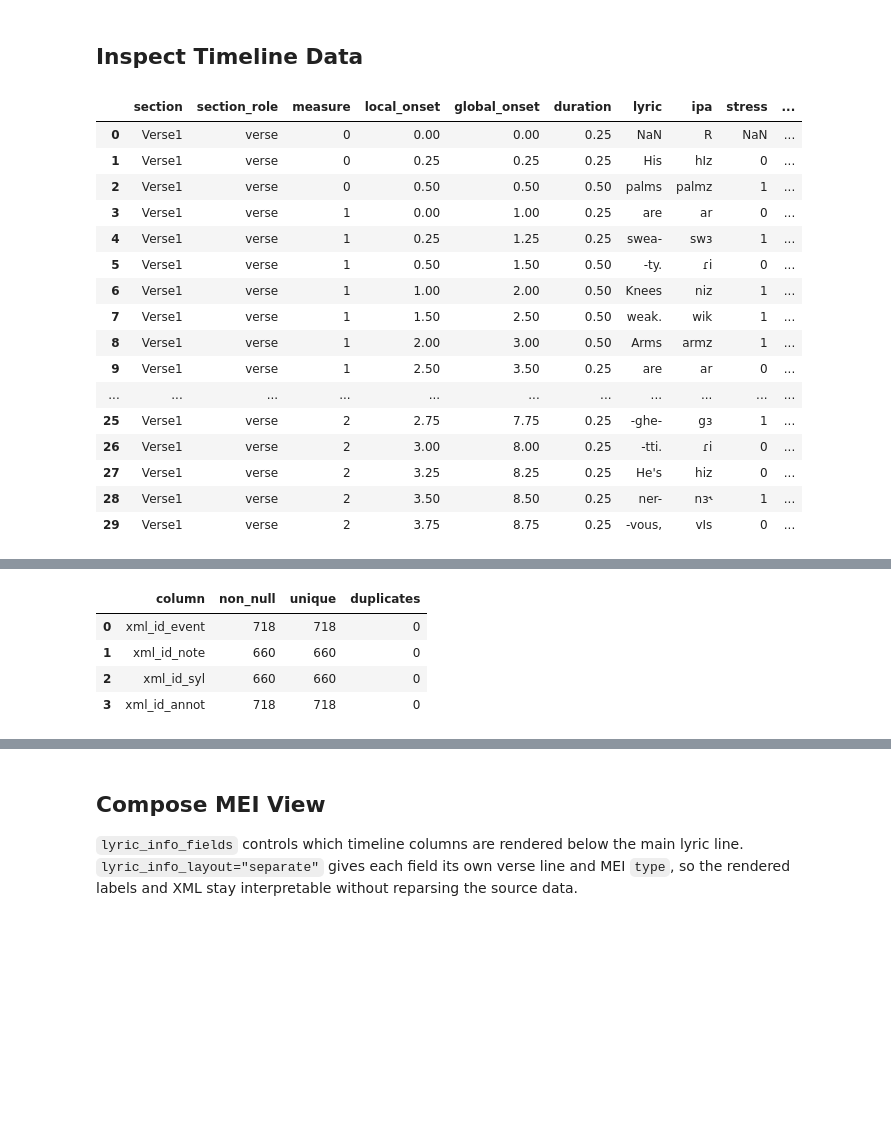
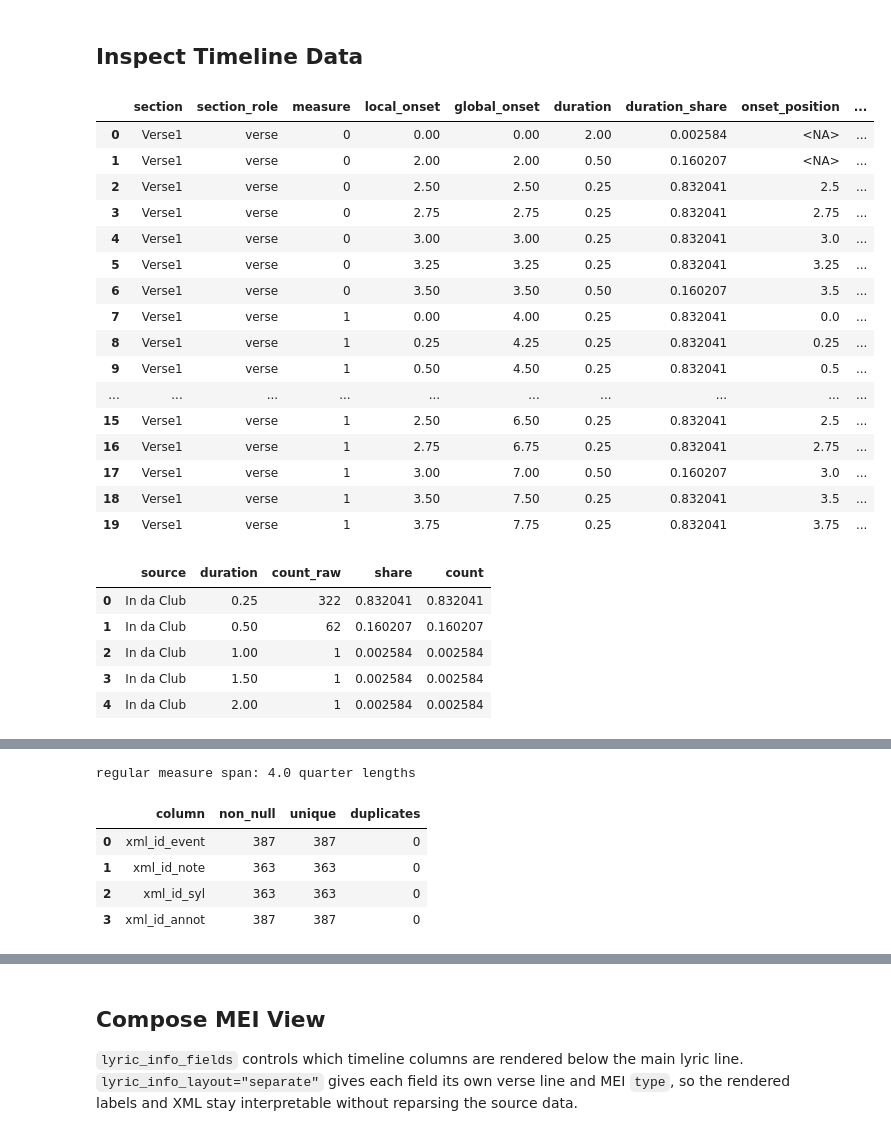
Before and after one commit to egorpol/camat_v2, a Jupyter notebook: testing_timeline.ipynb, the cells around one changed output, grey strips where cells are left out. Saved outputs shown, nothing was run; the diff lists cells and outputs as text; code cells hidden in the pictures; blank space fills up the shorter version.

```diff
--- a/testing_timeline.ipynb
+++ b/testing_timeline.ipynb
@@ -23,12 +23,24 @@ pd.set_option("display.width", 160)
 
 This step reads the Humdrum timeline data and creates stable IDs. It does not create MEI.
 # %%
-SOURCE = "https://raw.githubusercontent.com/Computational-Cognitive-Musicology-Lab/MCFlow/main/Humdrum/Eminem_LoseYourself.rap"
+SOURCE_OPTIONS = {
+    "lose_yourself": "https://raw.githubusercontent.com/Computational-Cognitive-Musicology-Lab/MCFlow/main/Humdrum/Eminem_LoseYourself.rap",
+    "in_da_club": "https://raw.githubusercontent.com/Computational-Cognitive-Musicology-Lab/MCFlow/refs/heads/main/Humdrum/50Cent_InDaClub.rap",
+}
+
+# Change this key to select which source drives all downstream MEI and statistics cells.
+ACTIVE_SOURCE = "in_da_club"
+SOURCE = SOURCE_OPTIONS[ACTIVE_SOURCE]
 
 parsed = timeline.parse_rap_humdrum_source(SOURCE)
 df_timeline = parsed.df_timeline
 metadata = parsed.metadata
+SOURCE_LABEL = metadata.get("OTL") or ACTIVE_SOURCE.replace("_", " ").title()
+SOURCE_SLUG = ACTIVE_SOURCE
+df_timeline_rhythm = timeline.add_timeline_rhythm_analysis(df_timeline, label=SOURCE_LABEL, onset_bin_size="auto")
 
+print(f"active source: {ACTIVE_SOURCE}")
+print(f"url: {SOURCE}")
 print(f"rows: {len(df_timeline)}")
 print(f"columns: {len(df_timeline.columns)}")
 print(f"title: {metadata.get('OTL')}")
@@ -43,25 +57,45 @@ composer: Marshall Bruce Mathers III
 # %%
 timeline_cols = [
     "section", "section_role", "measure", "local_onset", "global_onset", "duration",
+    "duration_share", "onset_position", "onset_position_share",
     "lyric", "ipa", "stress", "tone", "break", "rhyme", "hype",
     "wordpos", "word_id", "xml_id_event", "xml_id_note", "xml_id_syl", "xml_id_annot",
 ]
-display(df_timeline[timeline_cols].head(30))
+display(df_timeline_rhythm[timeline_cols].head(20))
+
+duration_counts = timeline.build_timeline_duration_counts(df_timeline, label=SOURCE_LABEL, normalize=True)
+onset_position_counts, onset_position_summary = timeline.build_timeline_onset_position_counts(
+    df_timeline,
+    label=SOURCE_LABEL,
+    bin_size="auto",
+    normalize=True,
+    edge_measure_mode="merge_to_regular",
+)
+
+display(duration_counts)
+display(onset_position_counts)
+print(f"regular measure span: {onset_position_summary['regular_span_quarters']} quarter lengths")
 # %% [output]
-|  | section | section_role | measure | local_onset | global_onset | duration | lyric | ipa | stress | ... |
-| 0 | Verse1 | verse | 0 | 0.00 | 0.00 | 0.25 | NaN | R | NaN | ... |
-| 1 | Verse1 | verse | 0 | 0.25 | 0.25 | 0.25 | His | hIz | 0 | ... |
-| 2 | Verse1 | verse | 0 | 0.50 | 0.50 | 0.50 | palms | palmz | 1 | ... |
-| 3 | Verse1 | verse | 1 | 0.00 | 1.00 | 0.25 | are | ar | 0 | ... |
-| 4 | Verse1 | verse | 1 | 0.25 | 1.25 | 0.25 | swea- | swɜ | 1 | ... |
-| 5 | Verse1 | verse | 1 | 0.50 | 1.50 | 0.50 | -ty. | ɾi | 0 | ... |
-| 6 | Verse1 | verse | 1 | 1.00 | 2.00 | 0.50 | Knees | niz | 1 | ... |
-| 7 | Verse1 | verse | 1 | 1.50 | 2.50 | 0.50 | weak. | wik | 1 | ... |
-| 8 | Verse1 | verse | 1 | 2.00 | 3.00 | 0.50 | Arms | armz | 1 | ... |
-| 9 | Verse1 | verse | 1 | 2.50 | 3.50 | 0.25 | are | ar | 0 | ... |
-| ... | ... | ... | ... | ... | ... | ... | ... | ... | ... | ... |
-| 25 | Verse1 | verse | 2 | 2.75 | 7.75 | 0.25 | -ghe- | gɜ | 1 | ... |
-| 26 | Verse1 | verse | 2 | 3.00 | 8.00 | 0.25 | -tti. | ɾi | 0 | ... |
-| 27 | Verse1 | verse | 2 | 3.25 | 8.25 | 0.25 | He's | hiz | 0 | ... |
-| 28 | Verse1 | verse | 2 | 3.50 | 8.50 | 0.25 | ner- | nɜ˞ | 1 | ... |
-| 29 | Verse1 | verse | 2 | 3.75 | 8.75 | 0.25 | -vous, | vIs | 0 | ... |
+|  | section | section_role | measure | local_onset | global_onset | duration | duration_share | onset_position | ... |
+| 0 | Verse1 | verse | 0 | 0.00 | 0.00 | 2.00 | 0.002584 | <NA> | ... |
+| 1 | Verse1 | verse | 0 | 2.00 | 2.00 | 0.50 | 0.160207 | <NA> | ... |
+| 2 | Verse1 | verse | 0 | 2.50 | 2.50 | 0.25 | 0.832041 | 2.5 | ... |
+| 3 | Verse1 | verse | 0 | 2.75 | 2.75 | 0.25 | 0.832041 | 2.75 | ... |
+| 4 | Verse1 | verse | 0 | 3.00 | 3.00 | 0.25 | 0.832041 | 3.0 | ... |
+| 5 | Verse1 | verse | 0 | 3.25 | 3.25 | 0.25 | 0.832041 | 3.25 | ... |
+| 6 | Verse1 | verse | 0 | 3.50 | 3.50 | 0.50 | 0.160207 | 3.5 | ... |
+| 7 | Verse1 | verse | 1 | 0.00 | 4.00 | 0.25 | 0.832041 | 0.0 | ... |
+| 8 | Verse1 | verse | 1 | 0.25 | 4.25 | 0.25 | 0.832041 | 0.25 | ... |
+| 9 | Verse1 | verse | 1 | 0.50 | 4.50 | 0.25 | 0.832041 | 0.5 | ... |
+| ... | ... | ... | ... | ... | ... | ... | ... | ... | ... |
+| 15 | Verse1 | verse | 1 | 2.50 | 6.50 | 0.25 | 0.832041 | 2.5 | ... |
+| 16 | Verse1 | verse | 1 | 2.75 | 6.75 | 0.25 | 0.832041 | 2.75 | ... |
+| 17 | Verse1 | verse | 1 | 3.00 | 7.00 | 0.50 | 0.160207 | 3.0 | ... |
+| 18 | Verse1 | verse | 1 | 3.50 | 7.50 | 0.25 | 0.832041 | 3.5 | ... |
+| 19 | Verse1 | verse | 1 | 3.75 | 7.75 | 0.25 | 0.832041 | 3.75 | ... |
+|  | source | duration | count_raw | share | count |
+| 0 | In da Club | 0.25 | 322 | 0.832041 | 0.832041 |
+| 1 | In da Club | 0.50 | 62 | 0.160207 | 0.160207 |
+| 2 | In da Club | 1.00 | 1 | 0.002584 | 0.002584 |
+| 3 | In da Club | 1.50 | 1 | 0.002584 | 0.002584 |
+| 4 | In da Club | 2.00 | 1 | 0.002584 | 0.002584 |
@@ -68,3 +119,4 @@ display(df_timeline[timeline_cols].head(30))
+regular measure span: 4.0 quarter lengths
 # %%
 id_cols = ["xml_id_event", "xml_id_note", "xml_id_syl", "xml_id_annot"]
 id_summary = []
@@ -80,7 +132,7 @@ for col in id_cols:
 display(pd.DataFrame(id_summary))
 # %% [output]
 |  | column | non_null | unique | duplicates |
-| 0 | xml_id_event | 718 | 718 | 0 |
-| 1 | xml_id_note | 660 | 660 | 0 |
-| 2 | xml_id_syl | 660 | 660 | 0 |
-| 3 | xml_id_annot | 718 | 718 | 0 |
+| 0 | xml_id_event | 387 | 387 | 0 |
+| 1 | xml_id_note | 363 | 363 | 0 |
+| 2 | xml_id_syl | 363 | 363 | 0 |
+| 3 | xml_id_annot | 387 | 387 | 0 |
```
Also changed, not shown: parts of 12 cells of this notebook, 16 other files.
